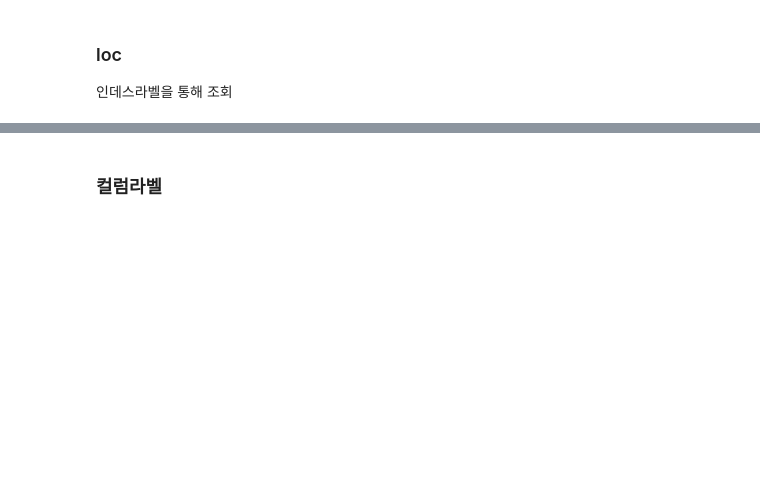
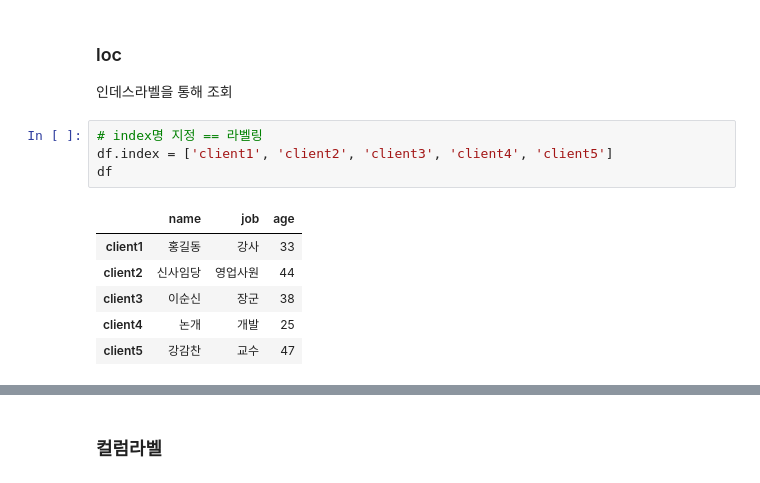
Before and after one commit to RabbitTasteDog-PRO/05_data_analysis, a Jupyter notebook: 02_pandas/02_dataframe.ipynb, the cells around one changed output, grey strips where cells are left out. Cells and saved outputs as stored; diff of their text form; blank space fills up the shorter version.

```diff
--- a/02_pandas/02_dataframe.ipynb
+++ b/02_pandas/02_dataframe.ipynb
@@ -20,3 +250,14 @@
 # %% [markdown]
 ### loc
 인데스라벨을 통해 조회
+# %%
+# index명 지정 == 라벨링
+df.index = ['client1', 'client2', 'client3', 'client4', 'client5']
+df
+# %% [output]
+|  | name | job | age |
+| client1 | 홍길동 | 강사 | 33 |
+| client2 | 신사임당 | 영업사원 | 44 |
+| client3 | 이순신 | 장군 | 38 |
+| client4 | 논개 | 개발 | 25 |
+| client5 | 강감찬 | 교수 | 47 |
```
Also changed, not shown: parts of 28 cells of this notebook.
